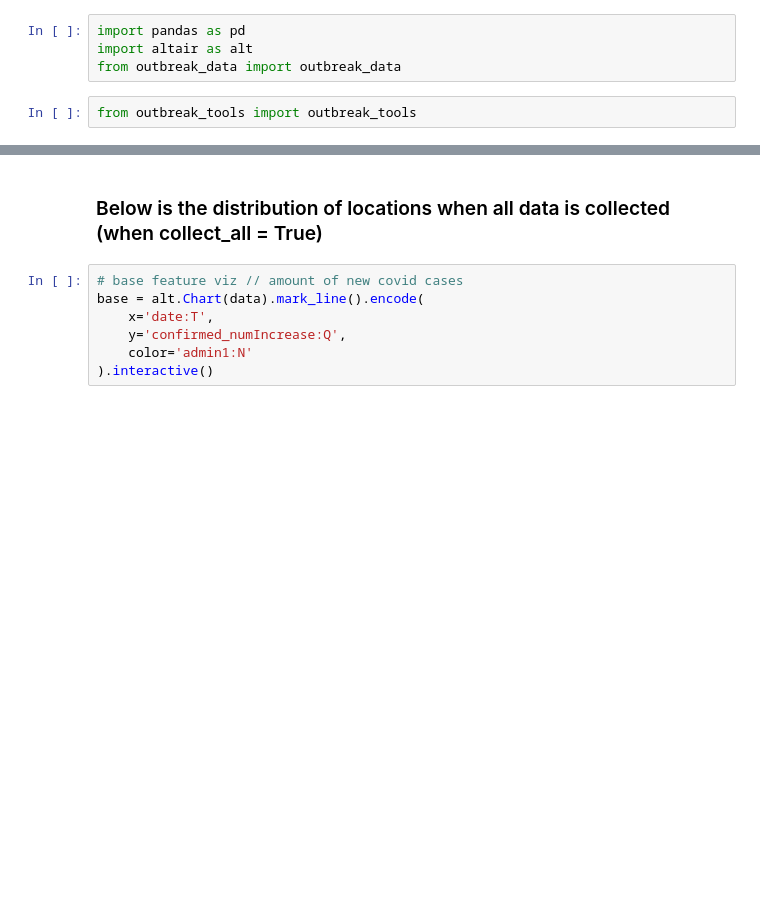
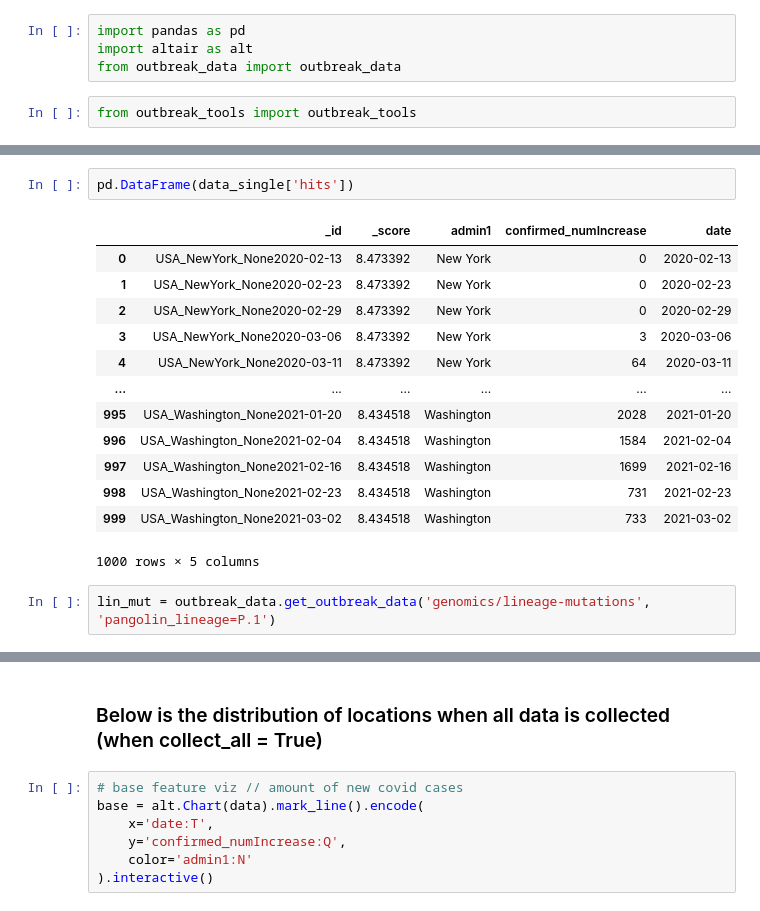
Before and after one commit to outbreak-info/python-outbreak-info, a Jupyter notebook: visualization_demos/visualization_demos.ipynb, the cells around one changed output, grey strips where cells are left out. Saved outputs shown, nothing was run; the diff lists cells and outputs as text; blank space fills up the shorter version.

```diff
--- a/visualization_demos/visualization_demos.ipynb
+++ b/visualization_demos/visualization_demos.ipynb
@@ -18,0 +88,18 @@ data = outbreak_data.get_outbreak_data(covid19_endpoint, args, collect_all=True)
+# %%
+pd.DataFrame(data_single['hits'])
+# %% [output]
+|  | _id | _score | admin1 | confirmed_numIncrease | date |
+| 0 | USA_NewYork_None2020-02-13 | 8.473392 | New York | 0 | 2020-02-13 |
+| 1 | USA_NewYork_None2020-02-23 | 8.473392 | New York | 0 | 2020-02-23 |
+| 2 | USA_NewYork_None2020-02-29 | 8.473392 | New York | 0 | 2020-02-29 |
+| 3 | USA_NewYork_None2020-03-06 | 8.473392 | New York | 3 | 2020-03-06 |
+| 4 | USA_NewYork_None2020-03-11 | 8.473392 | New York | 64 | 2020-03-11 |
+| ... | ... | ... | ... | ... | ... |
+| 995 | USA_Washington_None2021-01-20 | 8.434518 | Washington | 2028 | 2021-01-20 |
+| 996 | USA_Washington_None2021-02-04 | 8.434518 | Washington | 1584 | 2021-02-04 |
+| 997 | USA_Washington_None2021-02-16 | 8.434518 | Washington | 1699 | 2021-02-16 |
+| 998 | USA_Washington_None2021-02-23 | 8.434518 | Washington | 731 | 2021-02-23 |
+| 999 | USA_Washington_None2021-03-02 | 8.434518 | Washington | 733 | 2021-03-02 |
+1000 rows × 5 columns
+# %%
+lin_mut = outbreak_data.get_outbreak_data('genomics/lineage-mutations', 'pangolin_lineage=P.1')
```
Also changed, not shown: parts of 12 cells of this notebook, 1 other file.
